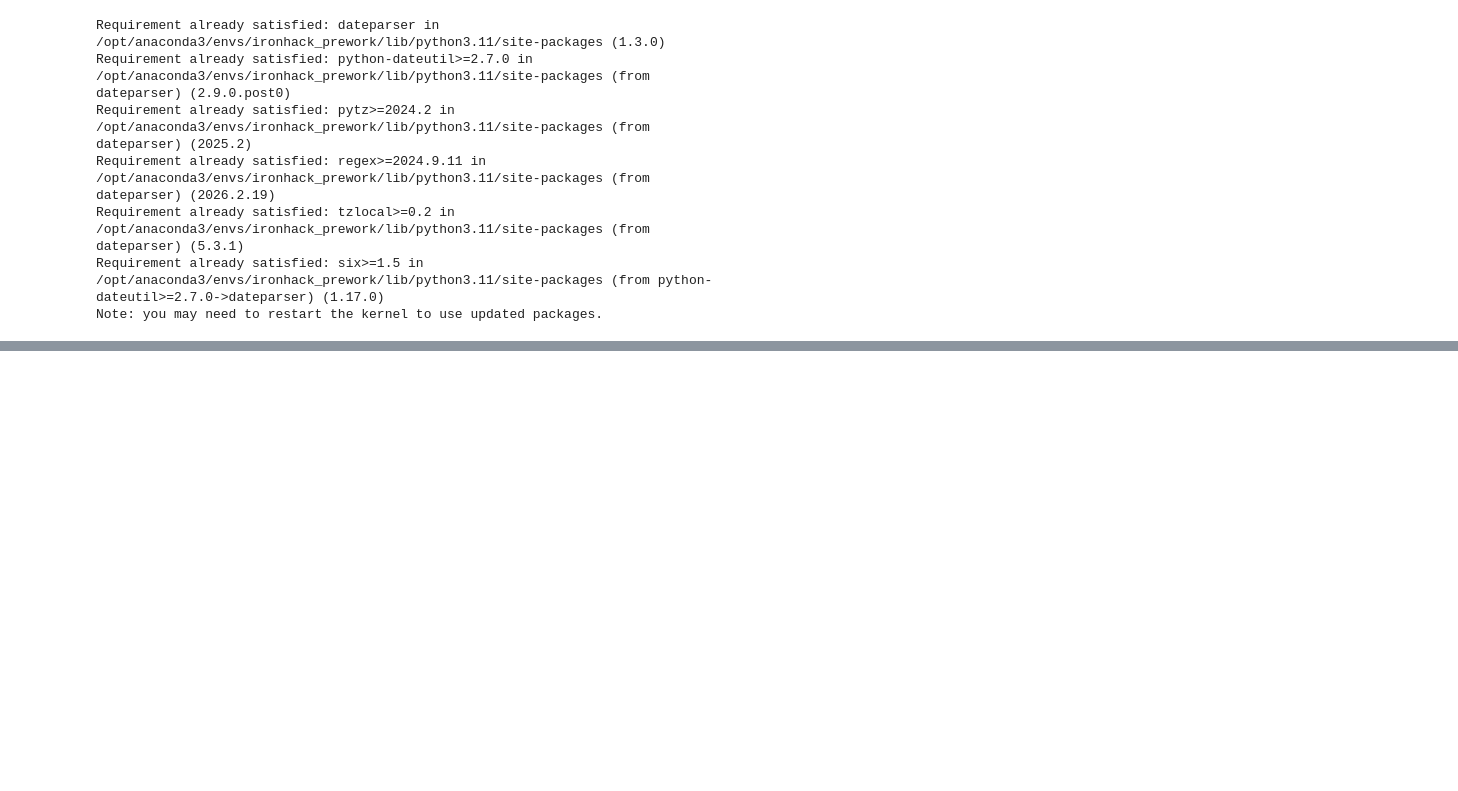
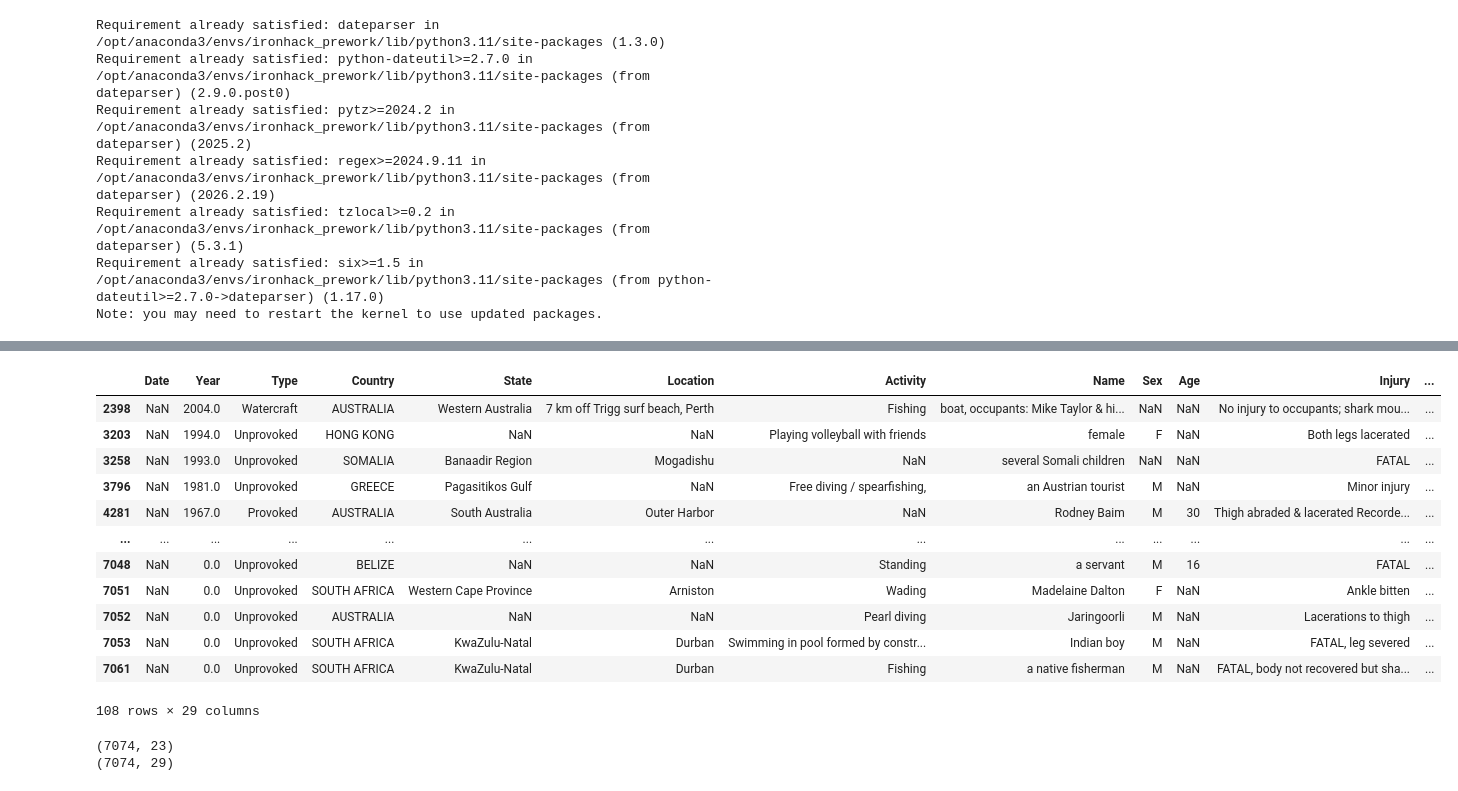
Before and after one commit to FrogTravel/SharkAttack, a Jupyter notebook: dataset.ipynb, the cells around one changed output, grey strips where cells are left out. Saved outputs shown, nothing was run; the diff lists cells and outputs as text; code cells hidden in the pictures; blank space fills up the shorter version.

```diff
--- a/dataset.ipynb
+++ b/dataset.ipynb
@@ -298,3 +282,32 @@ data
 | 7072 | 1886-07-02 | 0.0 | Unprovoked | PANAMA | NaN | Panama Bay 8ºN, 79ºW | NaN | Jules Patterson | M | NaN | FATAL | ... |
 | 7073 | 1849-07-02 | 0.0 | Unprovoked | CEYLON (SRI LANKA) | Eastern Province | Below the English fort, Trincomalee | Swimming | male | M | 15 | FATAL. "Shark bit him in half, ca... | ... |
 7074 rows × 29 columns
+# %%
+data[data["normalized"].isna()]
+# %% [output]
+|  | Date | Year | Type | Country | State | Location | Activity | Name | Sex | Age | Injury | ... |
+| 2398 | NaN | 2004.0 | Watercraft | AUSTRALIA | Western Australia | 7 km off Trigg surf beach, Perth | Fishing | boat, occupants: Mike Taylor & hi... | NaN | NaN | No injury to occupants; shark mou... | ... |
+| 3203 | NaN | 1994.0 | Unprovoked | HONG KONG | NaN | NaN | Playing volleyball with friends | female | F | NaN | Both legs lacerated | ... |
+| 3258 | NaN | 1993.0 | Unprovoked | SOMALIA | Banaadir Region | Mogadishu | NaN | several Somali children | NaN | NaN | FATAL | ... |
+| 3796 | NaN | 1981.0 | Unprovoked | GREECE | Pagasitikos Gulf | NaN | Free diving / spearfishing, | an Austrian tourist | M | NaN | Minor injury | ... |
+| 4281 | NaN | 1967.0 | Provoked | AUSTRALIA | South Australia | Outer Harbor | NaN | Rodney Baim | M | 30 | Thigh abraded & lacerated Recorde... | ... |
+| ... | ... | ... | ... | ... | ... | ... | ... | ... | ... | ... | ... | ... |
+| 7048 | NaN | 0.0 | Unprovoked | BELIZE | NaN | NaN | Standing | a servant | M | 16 | FATAL | ... |
+| 7051 | NaN | 0.0 | Unprovoked | SOUTH AFRICA | Western Cape Province | Arniston | Wading | Madelaine Dalton | F | NaN | Ankle bitten | ... |
+| 7052 | NaN | 0.0 | Unprovoked | AUSTRALIA | NaN | NaN | Pearl diving | Jaringoorli | M | NaN | Lacerations to thigh | ... |
+| 7053 | NaN | 0.0 | Unprovoked | SOUTH AFRICA | KwaZulu-Natal | Durban | Swimming in pool formed by constr... | Indian boy | M | NaN | FATAL, leg severed | ... |
+| 7061 | NaN | 0.0 | Unprovoked | SOUTH AFRICA | KwaZulu-Natal | Durban | Fishing | a native fisherman | M | NaN | FATAL, body not recovered but sha... | ... |
+108 rows × 29 columns
+# %%
+unprocessed_data = pd.read_excel("GSAF5.xls")
+unprocessed_data["Date"] = unprocessed_data["Date"].astype(str)
+
+sorted_unprocessed = unprocessed_data.sort_values(by="Date")
+
+sorted_processed = data.sort_values(by="Date")
+
+print(sorted_unprocessed.shape)
+print(sorted_processed.shape)
+# %% [output]
+(7074, 23)
+(7074, 29)
```
Also changed, not shown: parts of 3 cells of this notebook.
